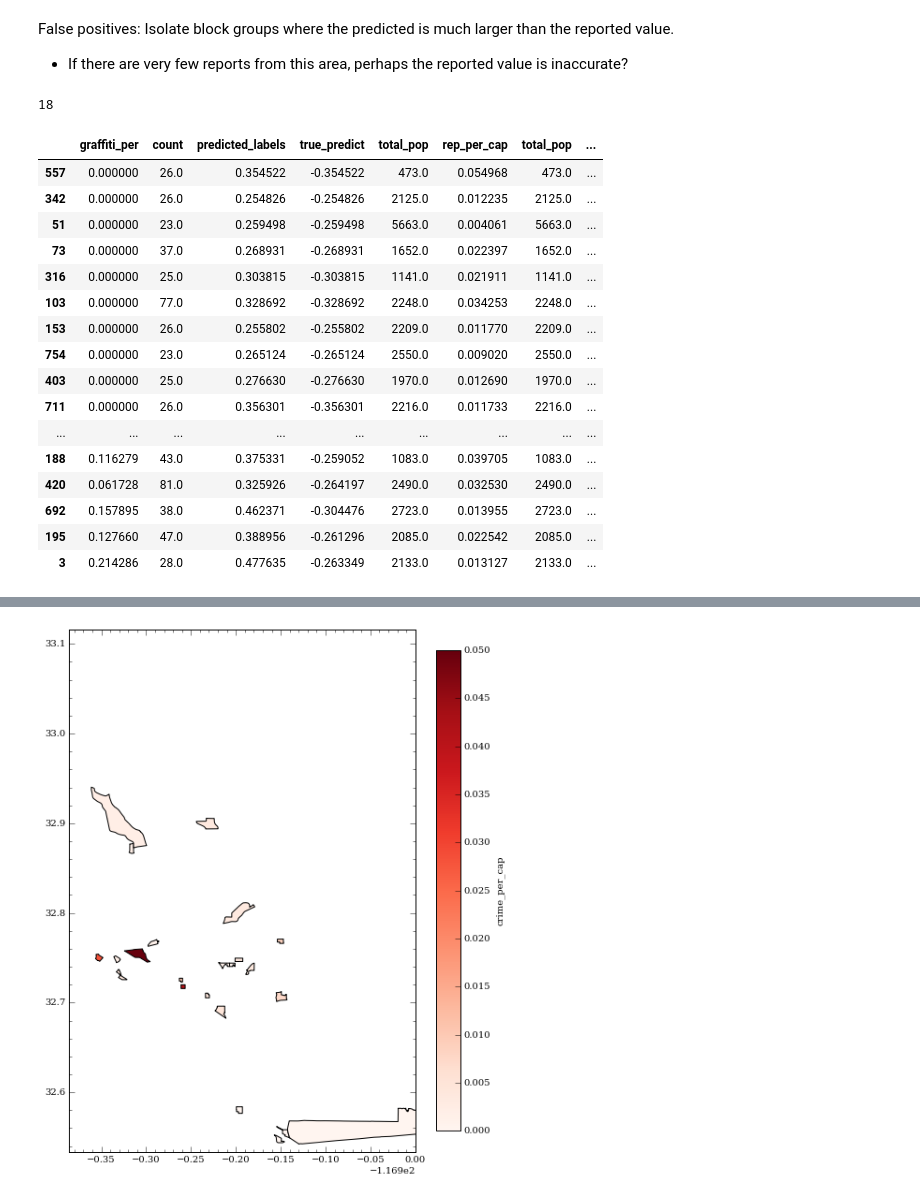
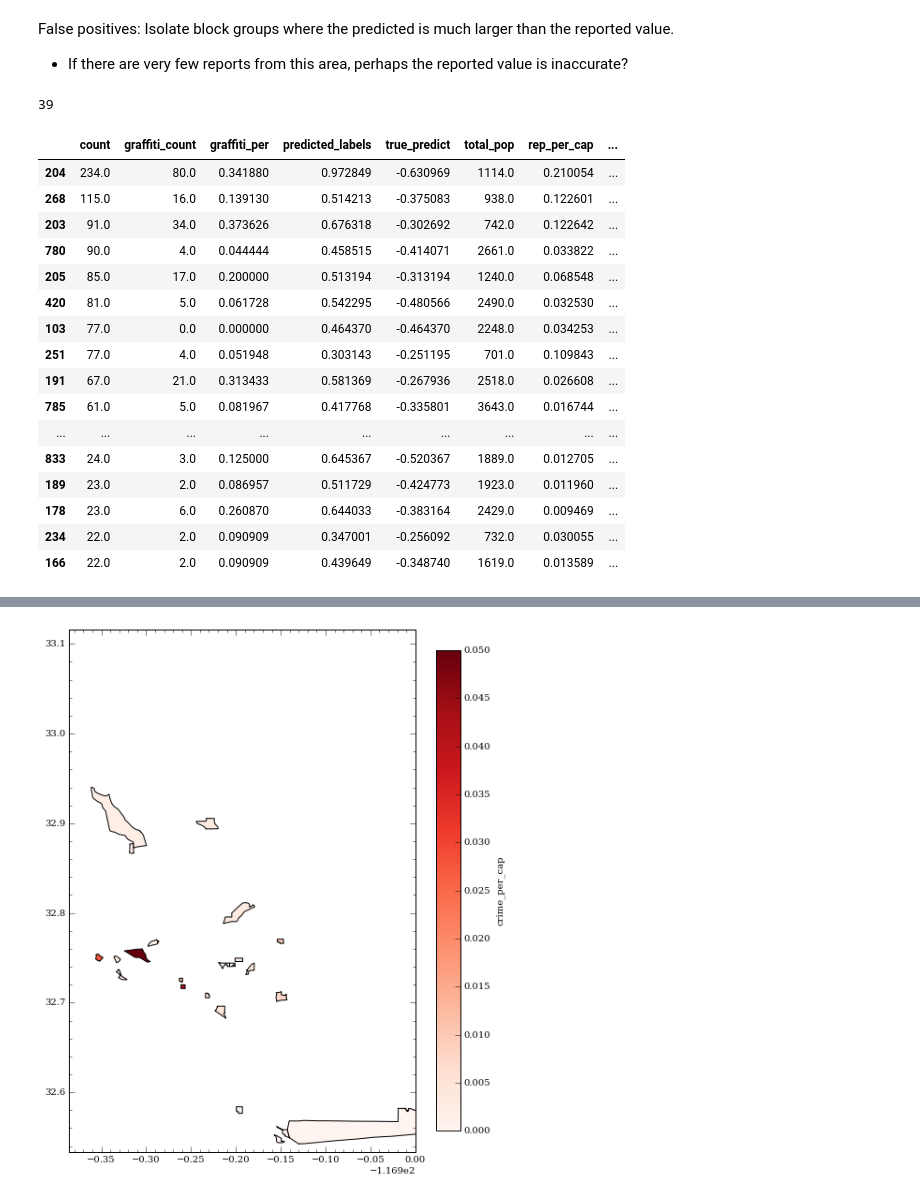
Before and after one commit to katiesch/insight2016, a Jupyter notebook: modeling_work.ipynb, the cells around one changed output, grey strips where cells are left out. Drawn from its saved outputs; the diff is of its cells as text; code cells hidden in the pictures.

```diff
--- a/modeling_work.ipynb
+++ b/modeling_work.ipynb
@@ -325,3 +311,16 @@ census_trimmed['test_term1'] = ((census_trimmed['median_house_income'] / np.mean
+# %%
+# Location feature
+census_trimmed['test_term2'] = (np.sqrt(pow(census_trimmed['cent_lat'],2.)
+                                        + pow(census_trimmed['cent_lon'],2.)))
+# %%
+# Feature related to age demographics
+census_trimmed['test_term3'] = (census_trimmed['median_age_white']
+                                * census_trimmed['latin_per'])
+# %%
+# feature related to property values in the area
+census_trimmed['test_term4'] = (census_trimmed['median_home_value']
+                                * census_trimmed['median_contract_rent']
+                                * census_trimmed['ownerocc_per'])
 # %%
 grich_index = np.where((census_trimmed['count']>=report_limit)
                         & (census_trimmed['graffiti_per']>=graffiti_threshold))[0]
@@ -494,8 +493,9 @@ array(['Unnamed: 0', 'tract', 'blockgroup', 'count', 'graffiti_count',
        'crime_count', 'crime_per_cap', 'test_term1'], dtype=object)
 # %%
 #fml = 'graffiti_per ~ white_per + median_house_income + cent_lon + cent_lat + baa_per + median_home_value + ownerocc_per + publica_per + median_age + median_contract_rent + rep_per_cap + limited_english_households_per + total_pop + sl_density + male_61plus + female_61plus + ap_count + test_term1'
+#fml = 'graffiti_per ~ median_house_income + white_per + cent_lon + cent_lat + baa_per + ownerocc_per + publica_per + rep_per_cap + limited_english_households_per + lighting_count + total_pop + crime_per_cap'
 
-fml = 'graffiti_per ~ median_house_income + white_per + cent_lon + cent_lat + baa_per + ownerocc_per + publica_per + rep_per_cap + limited_english_households_per + total_pop + crime_per_cap'
+fml = 'graffiti_per ~ test_term2 + test_term1 + crime_count + rep_per_cap + white_per + median_house_income + test_term3 + test_term4'
 # %%
 model = smf.ols(fml, training_set).fit()
 print(model.summary())
@@ -733,35 +758,35 @@ False positives: Isolate block groups where the predicted is much larger than th
 # %%
 # False positives (true-predict)<0
 #fp_bg = census_trimmed.loc[np.where(census_trimmed['true_predict']<-0.25)[0]]
 #print len(fp_bg)
 #fp_bg[['graffiti_per', 'count', 'predicted_labels', 'true_predict', 'total_pop', 'rep_per_cap',
 #         'total_pop', 'graffiti_count']].sort_values(by='graffiti_count')
 
 # Only care about the ones where i have more than 22 reports and the predictions are still off.
 fp_bg = census_trimmed.loc[np.where((census_trimmed['true_predict']<-0.25)
                                     & (census_trimmed['count']>=22.))[0]]
-print len(fp_bg2)
-fp_bg[['graffiti_per', 'count', 'predicted_labels', 'true_predict', 'total_pop', 'rep_per_cap',
-         'total_pop', 'graffiti_count']].sort_values(by='graffiti_count')
+print len(fp_bg)
+fp_bg[['count', 'graffiti_count', 'graffiti_per', 'predicted_labels', 'true_predict', 'total_pop', 'rep_per_cap',
+         'total_pop']].sort_values(by='count', ascending=False)
 # %% [output]
-18
+39
-|  | graffiti_per | count | predicted_labels | true_predict | total_pop | rep_per_cap | total_pop | ... |
-| 557 | 0.000000 | 26.0 | 0.354522 | -0.354522 | 473.0 | 0.054968 | 473.0 | ... |
-| 342 | 0.000000 | 26.0 | 0.254826 | -0.254826 | 2125.0 | 0.012235 | 2125.0 | ... |
-| 51 | 0.000000 | 23.0 | 0.259498 | -0.259498 | 5663.0 | 0.004061 | 5663.0 | ... |
-| 73 | 0.000000 | 37.0 | 0.268931 | -0.268931 | 1652.0 | 0.022397 | 1652.0 | ... |
-| 316 | 0.000000 | 25.0 | 0.303815 | -0.303815 | 1141.0 | 0.021911 | 1141.0 | ... |
-| 103 | 0.000000 | 77.0 | 0.328692 | -0.328692 | 2248.0 | 0.034253 | 2248.0 | ... |
-| 153 | 0.000000 | 26.0 | 0.255802 | -0.255802 | 2209.0 | 0.011770 | 2209.0 | ... |
-| 754 | 0.000000 | 23.0 | 0.265124 | -0.265124 | 2550.0 | 0.009020 | 2550.0 | ... |
-| 403 | 0.000000 | 25.0 | 0.276630 | -0.276630 | 1970.0 | 0.012690 | 1970.0 | ... |
-| 711 | 0.000000 | 26.0 | 0.356301 | -0.356301 | 2216.0 | 0.011733 | 2216.0 | ... |
+|  | count | graffiti_count | graffiti_per | predicted_labels | true_predict | total_pop | rep_per_cap | ... |
+| 204 | 234.0 | 80.0 | 0.341880 | 0.972849 | -0.630969 | 1114.0 | 0.210054 | ... |
+| 268 | 115.0 | 16.0 | 0.139130 | 0.514213 | -0.375083 | 938.0 | 0.122601 | ... |
+| 203 | 91.0 | 34.0 | 0.373626 | 0.676318 | -0.302692 | 742.0 | 0.122642 | ... |
+| 780 | 90.0 | 4.0 | 0.044444 | 0.458515 | -0.414071 | 2661.0 | 0.033822 | ... |
+| 205 | 85.0 | 17.0 | 0.200000 | 0.513194 | -0.313194 | 1240.0 | 0.068548 | ... |
+| 420 | 81.0 | 5.0 | 0.061728 | 0.542295 | -0.480566 | 2490.0 | 0.032530 | ... |
+| 103 | 77.0 | 0.0 | 0.000000 | 0.464370 | -0.464370 | 2248.0 | 0.034253 | ... |
+| 251 | 77.0 | 4.0 | 0.051948 | 0.303143 | -0.251195 | 701.0 | 0.109843 | ... |
+| 191 | 67.0 | 21.0 | 0.313433 | 0.581369 | -0.267936 | 2518.0 | 0.026608 | ... |
+| 785 | 61.0 | 5.0 | 0.081967 | 0.417768 | -0.335801 | 3643.0 | 0.016744 | ... |
 | ... | ... | ... | ... | ... | ... | ... | ... | ... |
-| 188 | 0.116279 | 43.0 | 0.375331 | -0.259052 | 1083.0 | 0.039705 | 1083.0 | ... |
-| 420 | 0.061728 | 81.0 | 0.325926 | -0.264197 | 2490.0 | 0.032530 | 2490.0 | ... |
-| 692 | 0.157895 | 38.0 | 0.462371 | -0.304476 | 2723.0 | 0.013955 | 2723.0 | ... |
-| 195 | 0.127660 | 47.0 | 0.388956 | -0.261296 | 2085.0 | 0.022542 | 2085.0 | ... |
-| 3 | 0.214286 | 28.0 | 0.477635 | -0.263349 | 2133.0 | 0.013127 | 2133.0 | ... |
+| 833 | 24.0 | 3.0 | 0.125000 | 0.645367 | -0.520367 | 1889.0 | 0.012705 | ... |
+| 189 | 23.0 | 2.0 | 0.086957 | 0.511729 | -0.424773 | 1923.0 | 0.011960 | ... |
+| 178 | 23.0 | 6.0 | 0.260870 | 0.644033 | -0.383164 | 2429.0 | 0.009469 | ... |
+| 234 | 22.0 | 2.0 | 0.090909 | 0.347001 | -0.256092 | 732.0 | 0.030055 | ... |
+| 166 | 22.0 | 2.0 | 0.090909 | 0.439649 | -0.348740 | 1619.0 | 0.013589 | ... |
 # %%
 fp_bg_index = np.where((census_trimmed['true_predict']<-0.25)
                                     & (census_trimmed['count']>=22.))[0]
```
Also changed, not shown: parts of 20 cells of this notebook.
